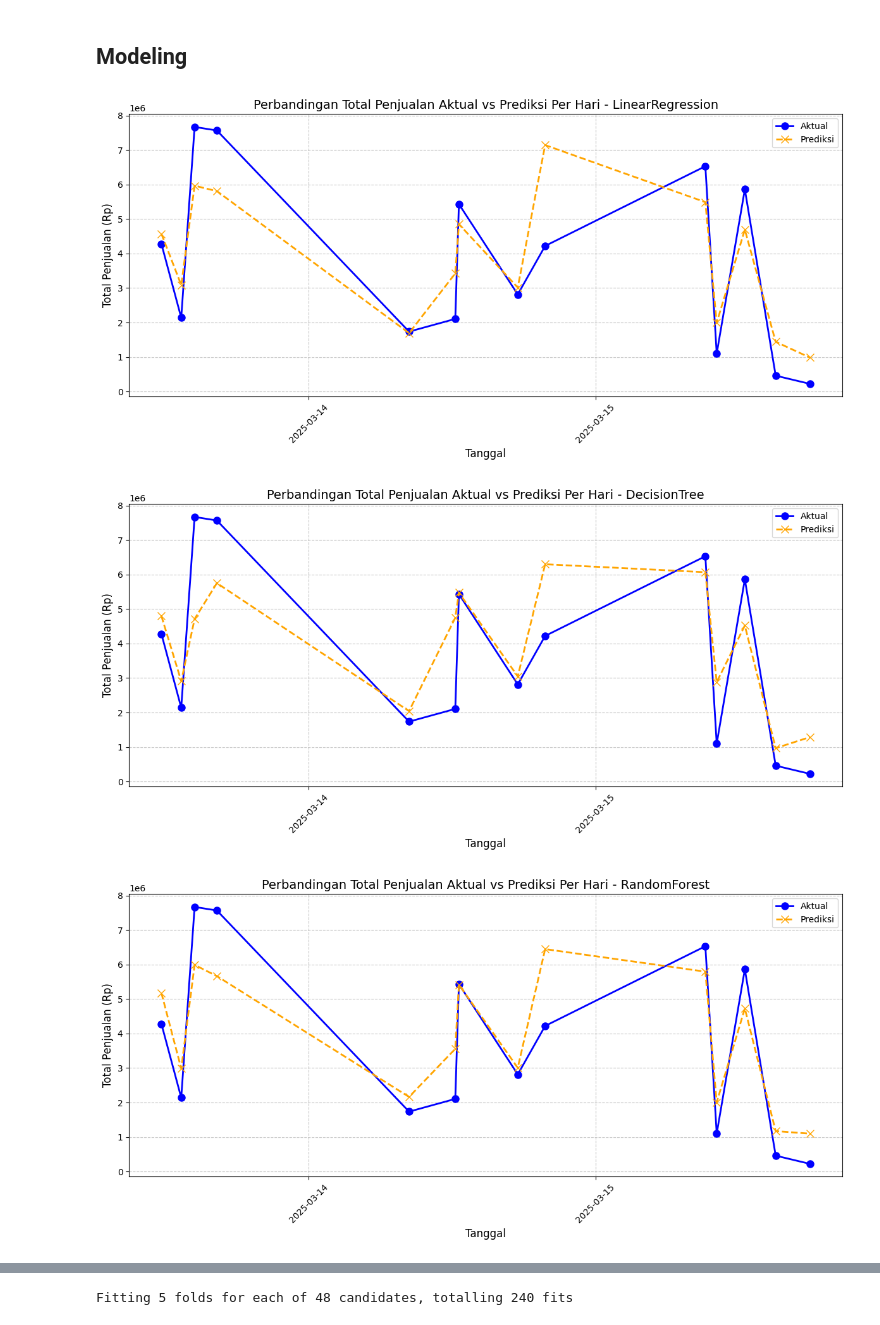
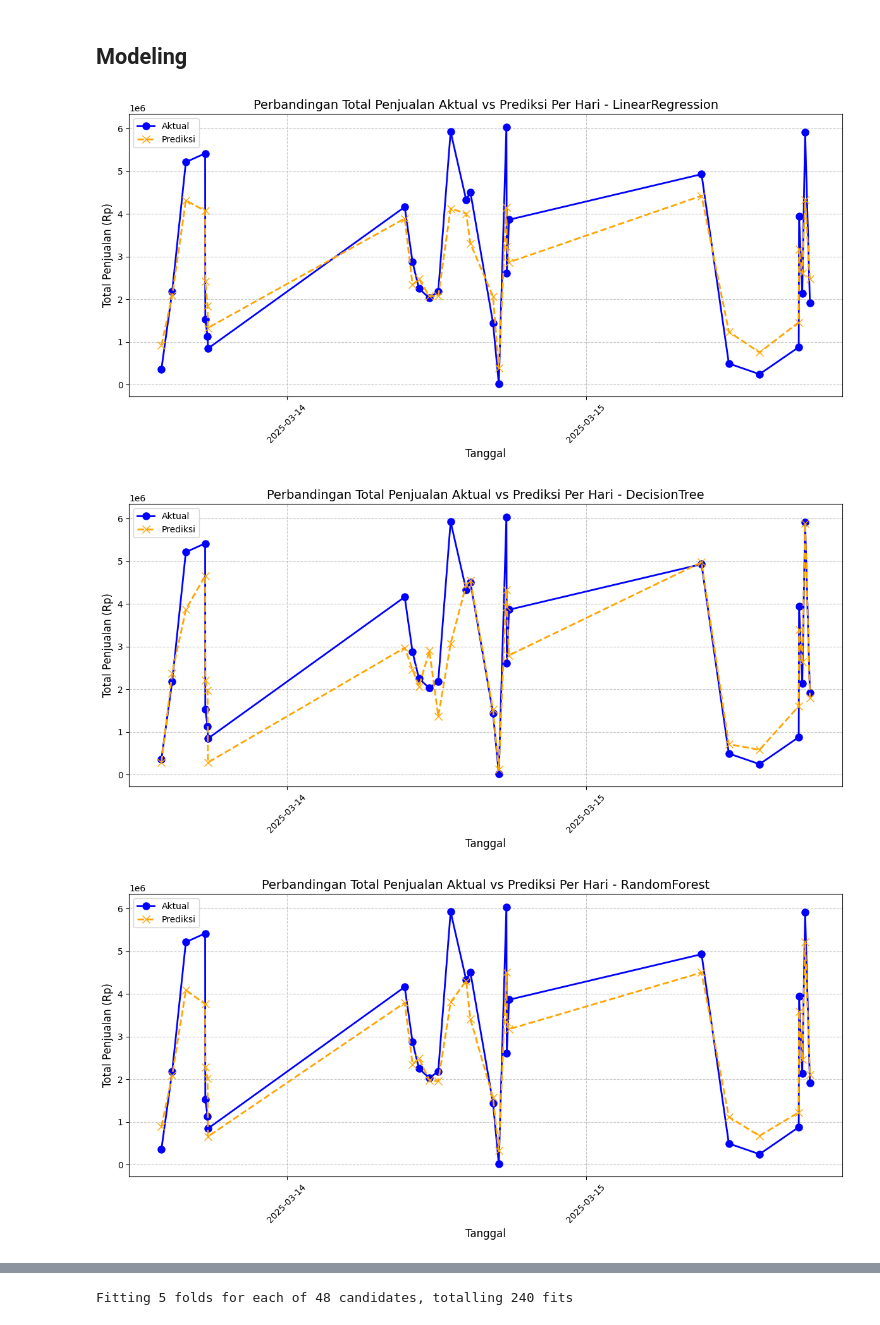
Before and after one commit to zhulkhoirrifat/nuka-pos, a Jupyter notebook: forecasting_fnb.ipynb, the cells around one changed output, grey strips where cells are left out. Drawn from its saved outputs; the diff is of its cells as text; code cells hidden in the pictures.

```diff
--- a/forecasting_fnb.ipynb
+++ b/forecasting_fnb.ipynb
@@ -215,7 +216,7 @@ Index(['transactionId', 'invoiceId', 'customerId', 'userId', 'storeId',
       dtype='object')
 # %%
 #mengambil data toko dengan tipe toko id 1 yaitu fnb
-final_df = final_df[final_df['storeTypeId'] == 1]
+final_df = final_df[final_df['storeTypeId'] == 10]
 final_df
 # %% [output]
 |  | transactionId | invoiceId | customerId | userId | storeId | paymentMethodId | totalAmount | cash | ... |
@@ -392,7 +393,7 @@ Try using .loc[row_indexer,col_indexer] = value instead
 See the caveats in the documentation: https://pandas.pydata.org/pandas-docs/stable/user_guide/indexing.html#returning-a-view-versus-a-copy
   final_df['finalPricePerUnit'] = final_df['effectivePriceWithTax'] - (final_df['discountPerson'] / final_df['quantity'])
 # %%
-# final_df['total_quantity_product'] = final_df.groupby('productId')['quantity'].transform('sum')
-# final_df['avg_sales_product'] = final_df.groupby('productId')['totalAmount'].transform('mean')
+final_df['total_quantity_product'] = final_df.groupby('productId')['quantity'].transform('sum')
+final_df['avg_sales_product'] = final_df.groupby('productId')['totalAmount'].transform('mean')
 
 # final_df
@@ -491,7 +503,8 @@ train_df = copy_df_with_date[copy_df_with_date['transactionDate'] < cutoff_date]
 test_df = copy_df_with_date[copy_df_with_date['transactionDate'] >= cutoff_date]
 # %%
 selected_columns = ['quantity', 'basePrice', 'productDiscount', 'hour', 'isWeekend',
-                   'effectivePrice', 'effectivePriceWithTax', 'finalPricePerUnit', 'rollingAvg7d']
+                   'effectivePrice', 'effectivePriceWithTax', 'finalPricePerUnit', 'rollingAvg7d',
+                    'total_quantity_product', 'avg_sales_product']
 
 X_train = train_df[selected_columns]
 y_train = train_df['totalAmount']
@@ -501,7 +514,7 @@ y_test = test_df['totalAmount']
 scaler = StandardScaler()
 features = ['quantity', 'basePrice', 'productDiscount', 'hour',
             'effectivePrice', 'effectivePriceWithTax', 'finalPricePerUnit',
-            'rollingAvg7d']
+            'rollingAvg7d', 'total_quantity_product', 'avg_sales_product']
 
 scaler.fit(X_train[features])
 X_train[features] = scaler.transform(X_train[features])
@@ -526,7 +539,10 @@ models = {
     'LinearRegression': LinearRegression(),
     'DecisionTree': DecisionTreeRegressor(),
     'RandomForest': RandomForestRegressor(),
-    'KNearestNeighbor': KNeighborsRegressor()
+    'KNearestNeighbor': KNeighborsRegressor(),
+    'NeuralNetwork': MLPRegressor(),
+    'ADABoost': AdaBoostRegressor(),
+    'GradientBoosting': GradientBoostingRegressor()
 }
 
 result = {}
@@ -555,42 +571,42 @@ for name, model in models.items():
     predicted_daily = temp_df.groupby('transactionDate')['pred_amount'].sum().reset_index()
     predicted_daily.columns = ['Tanggal', 'Total Penjualan Prediksi']
 
+
     # Gabungkan data aktual dan prediksi
     daily_comparison = pd.merge(actual_daily, predicted_daily, on='Tanggal', how='left')
 
-    # Batasi data untuk 14 hari terakhir agar pola lebih jelas
     daily_comparison = daily_comparison.sort_values('Tanggal')
-    daily_comparison = daily_comparison.tail(14)  # Ambil 14 hari terakhir
+    daily_comparison = daily_comparison.tail(28)
 
     # Visualisasi perbandingan aktual vs prediksi per hari
     plt.figure(figsize=(12, 6))
     plt.plot(daily_comparison['Tanggal'], daily_comparison['Total Penjualan Aktual'],
              marker='o', markersize=8, linestyle='-', linewidth=2, color='blue', label='Aktual')
     plt.plot(daily_comparison['Tanggal'], daily_comparison['Total Penjualan Prediksi'],
              marker='x', markersize=8, linestyle='--', linewidth=2, color='orange', label='Prediksi')
 
     # Judul dan label
     plt.title(f'Perbandingan Total Penjualan Aktual vs Prediksi Per Hari - {name}', fontsize=14)
     plt.xlabel('Tanggal', fontsize=12)
     plt.ylabel('Total Penjualan (Rp)', fontsize=12)
 
     # Format sumbu x untuk tanggal
     plt.gca().xaxis.set_major_formatter(mdates.DateFormatter('%Y-%m-%d'))
     plt.gca().xaxis.set_major_locator(mdates.DayLocator(interval=1))  # Tampilkan setiap hari
     plt.xticks(rotation=45)
 
     # Tambahkan grid dan legenda
     plt.grid(True, linestyle='--', alpha=0.7)
     plt.legend()
 
     # Sesuaikan layout
     plt.tight_layout()
     plt.show()
 
 # Tampilkan hasil evaluasi
 print("\nHasil Evaluasi Model:")
 print(pd.DataFrame(result))
 # %% [output]
-[figure, old version]
+[figure, new version]
-[figure, old version]
+[figure, new version]
-[figure, old version]
+[figure, new version]
```
Also changed, not shown: parts of 18 cells of this notebook.
